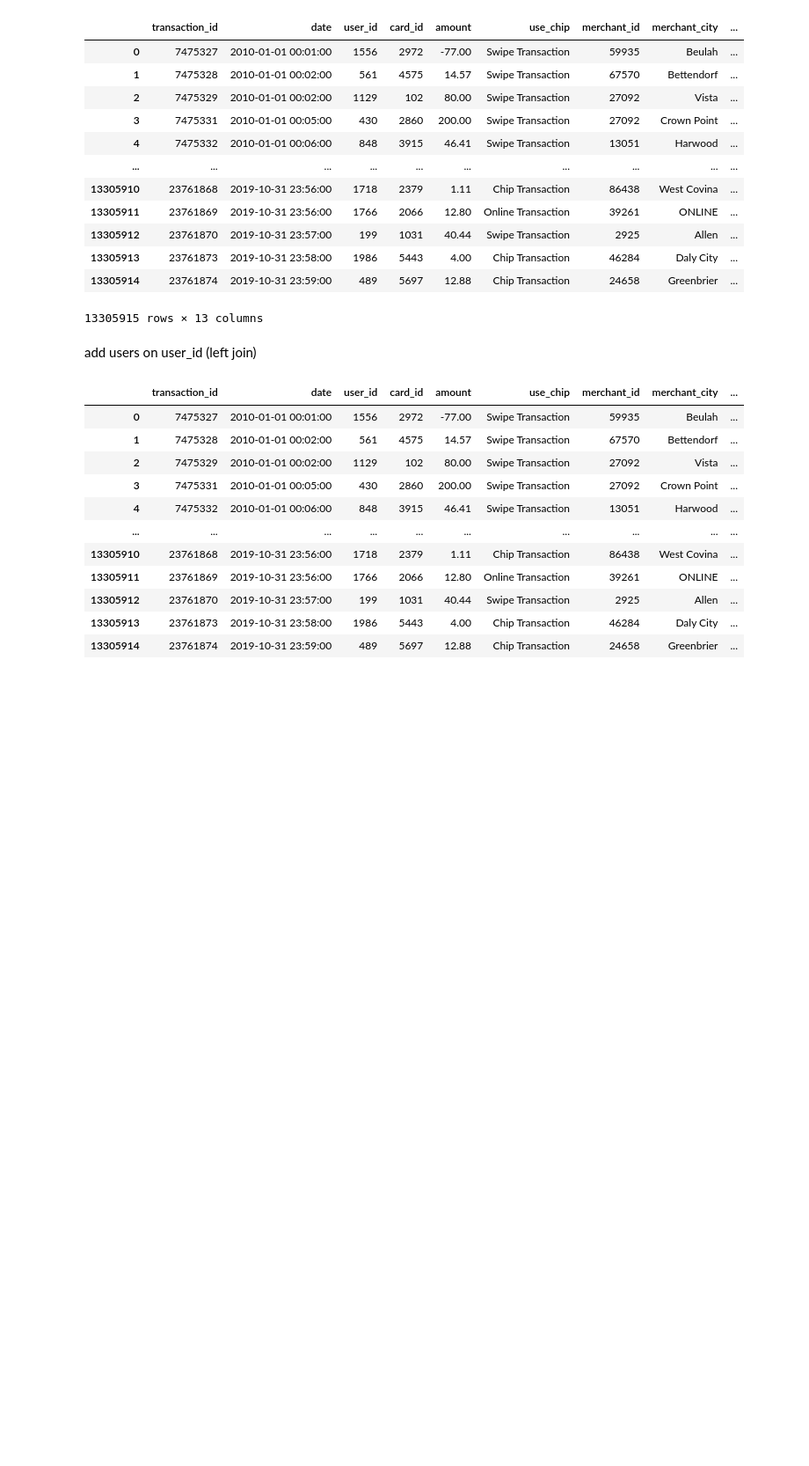
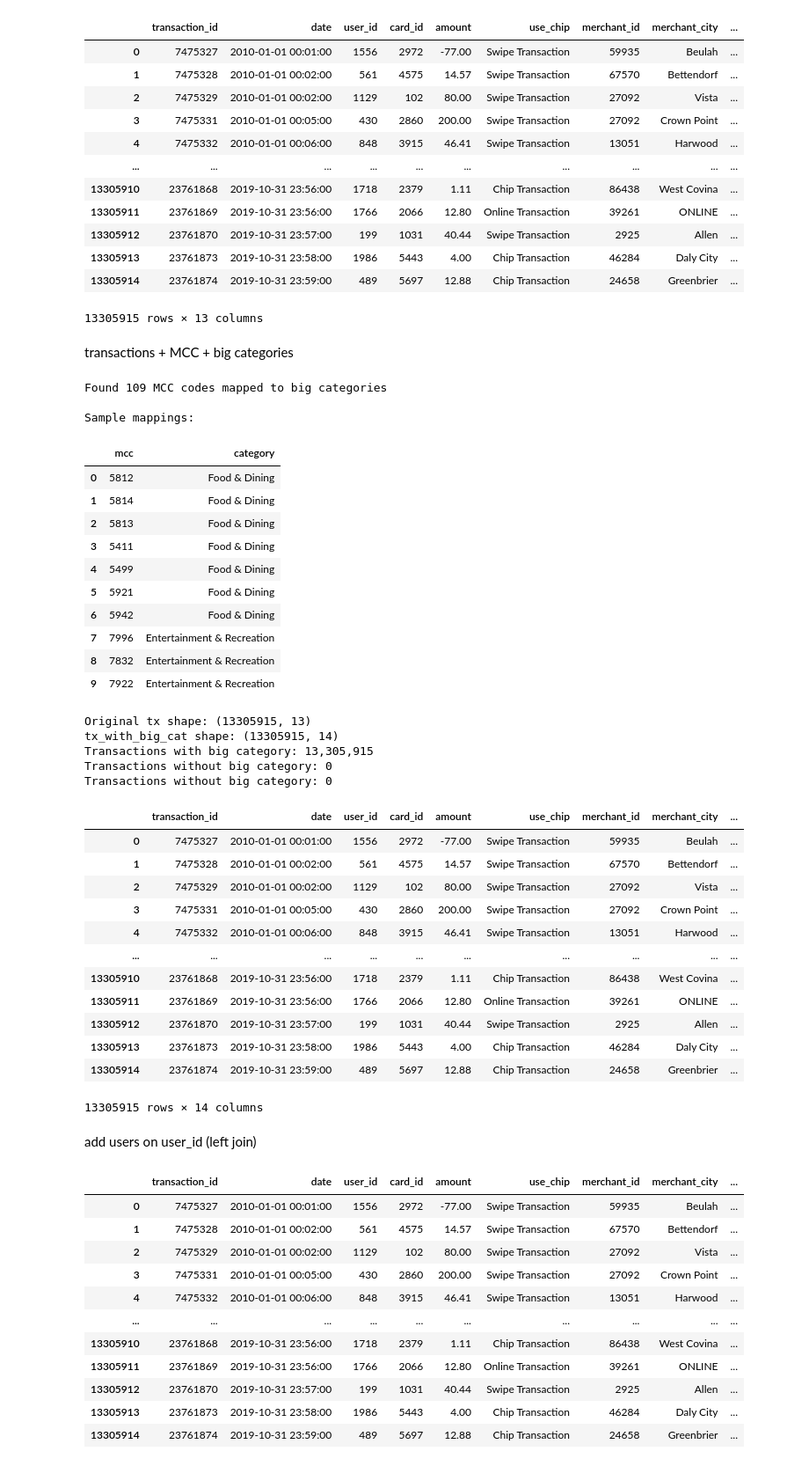
Before and after one commit to QHCeng/Capstone, a Jupyter notebook: merged-df.ipynb, the cells around one changed output. Shown at 88% size. Cells and saved outputs as stored; diff of their text form; code cells hidden in the pictures; blank space fills up the shorter version.

Commit message:
feat: Add big categories

```diff
--- a/merged-df.ipynb
+++ b/merged-df.ipynb
@@ -186,6 +187,72 @@ tx
 | 13305913 | 23761873 | 2019-10-31 23:58:00 | 1986 | 5443 | 4.00 | Chip Transaction | 46284 | Daly City | ... |
 | 13305914 | 23761874 | 2019-10-31 23:59:00 | 489 | 5697 | 12.88 | Chip Transaction | 24658 | Greenbrier | ... |
 13305915 rows × 13 columns
+# %% [markdown]
+ transactions + MCC + big categories
+# %%
+# Load big categories JSON file
+with open("big_categories.json", "r") as f:
+    big_categories = json.load(f)
+
+# Create a mapping from MCC code to big category
+mcc_to_category = {}
+for big_cat, mcc_codes in big_categories.items():
+    for mcc_code in mcc_codes:
+        # Ensure MCC code is 4-digit string (left-padded with zeros)
+        mcc_code_str = str(mcc_code).zfill(4)
+        mcc_to_category[mcc_code_str] = big_cat
+
+# Convert to DataFrame for merging
+big_cat_df = pd.DataFrame.from_dict(mcc_to_category, orient="index", columns=["category"])
+big_cat_df.index.name = "mcc"
+big_cat_df.reset_index(inplace=True)
+
+print(f"Found {len(big_cat_df)} MCC codes mapped to big categories")
+print("\nSample mappings:")
+display(big_cat_df.head(10))
+
+# Merge with transactions data
+tx_with_big_cat = tx.merge(big_cat_df, how="left", on="mcc")
+
+print(f"\nOriginal tx shape: {tx.shape}")
+print(f"tx_with_big_cat shape: {tx_with_big_cat.shape}")
+print(f"Transactions with big category: {tx_with_big_cat['category'].notna().sum():,}")
+print(f"Transactions without big category: {tx_with_big_cat['category'].isna().sum():,}")
+
+tx_with_big_cat
+# %% [output]
+Found 109 MCC codes mapped to big categories
+
+Sample mappings:
+|  | mcc | category |
+| 0 | 5812 | Food & Dining |
+| 1 | 5814 | Food & Dining |
+| 2 | 5813 | Food & Dining |
+| 3 | 5411 | Food & Dining |
+| 4 | 5499 | Food & Dining |
+| 5 | 5921 | Food & Dining |
+| 6 | 5942 | Food & Dining |
+| 7 | 7996 | Entertainment & Recreation |
+| 8 | 7832 | Entertainment & Recreation |
+| 9 | 7922 | Entertainment & Recreation |
+Original tx shape: (13305915, 13)
+tx_with_big_cat shape: (13305915, 14)
+Transactions with big category: 13,305,915
+Transactions without big category: 0
+Transactions without big category: 0
+|  | transaction_id | date | user_id | card_id | amount | use_chip | merchant_id | merchant_city | ... |
+| 0 | 7475327 | 2010-01-01 00:01:00 | 1556 | 2972 | -77.00 | Swipe Transaction | 59935 | Beulah | ... |
+| 1 | 7475328 | 2010-01-01 00:02:00 | 561 | 4575 | 14.57 | Swipe Transaction | 67570 | Bettendorf | ... |
+| 2 | 7475329 | 2010-01-01 00:02:00 | 1129 | 102 | 80.00 | Swipe Transaction | 27092 | Vista | ... |
+| 3 | 7475331 | 2010-01-01 00:05:00 | 430 | 2860 | 200.00 | Swipe Transaction | 27092 | Crown Point | ... |
+| 4 | 7475332 | 2010-01-01 00:06:00 | 848 | 3915 | 46.41 | Swipe Transaction | 13051 | Harwood | ... |
+| ... | ... | ... | ... | ... | ... | ... | ... | ... | ... |
+| 13305910 | 23761868 | 2019-10-31 23:56:00 | 1718 | 2379 | 1.11 | Chip Transaction | 86438 | West Covina | ... |
+| 13305911 | 23761869 | 2019-10-31 23:56:00 | 1766 | 2066 | 12.80 | Online Transaction | 39261 | ONLINE | ... |
+| 13305912 | 23761870 | 2019-10-31 23:57:00 | 199 | 1031 | 40.44 | Swipe Transaction | 2925 | Allen | ... |
+| 13305913 | 23761873 | 2019-10-31 23:58:00 | 1986 | 5443 | 4.00 | Chip Transaction | 46284 | Daly City | ... |
+| 13305914 | 23761874 | 2019-10-31 23:59:00 | 489 | 5697 | 12.88 | Chip Transaction | 24658 | Greenbrier | ... |
+13305915 rows × 14 columns
 # %% [markdown]
 add users on user_id (left join)
 # %%
```
Also changed, not shown: parts of 8 cells of this notebook, 1 other file.
